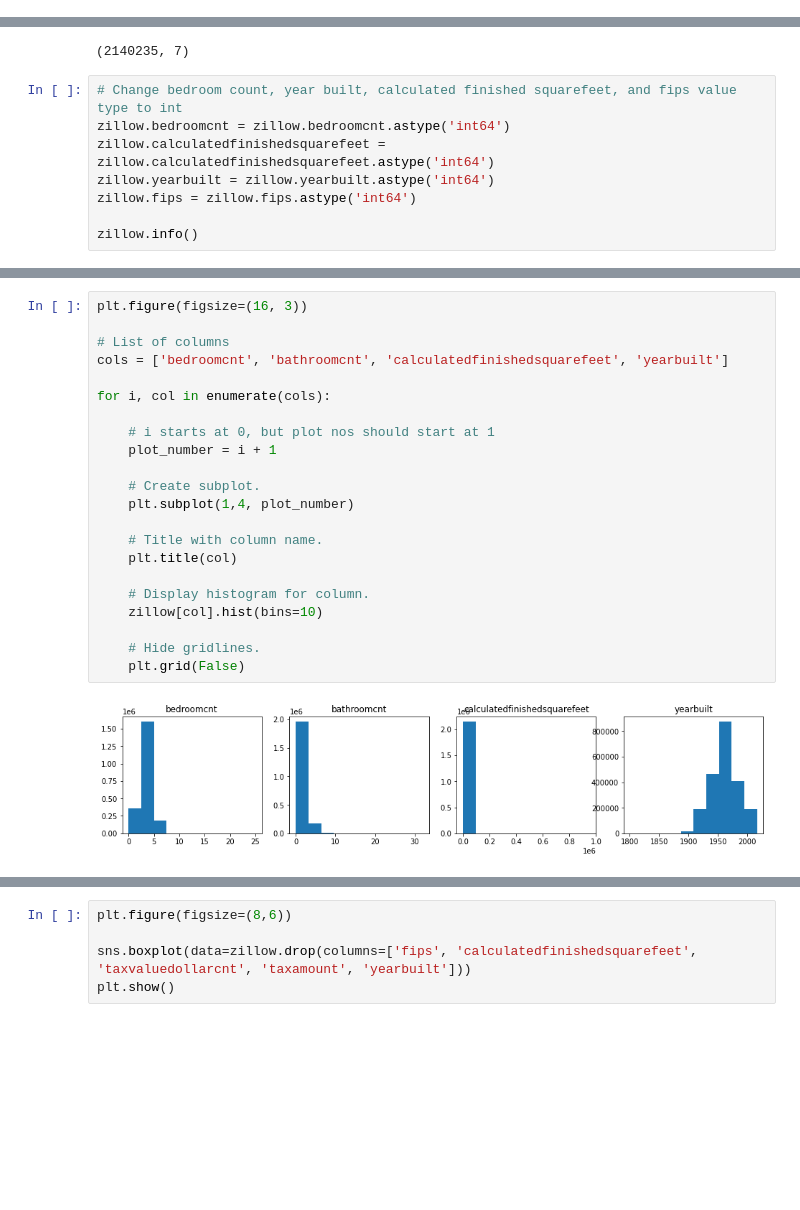
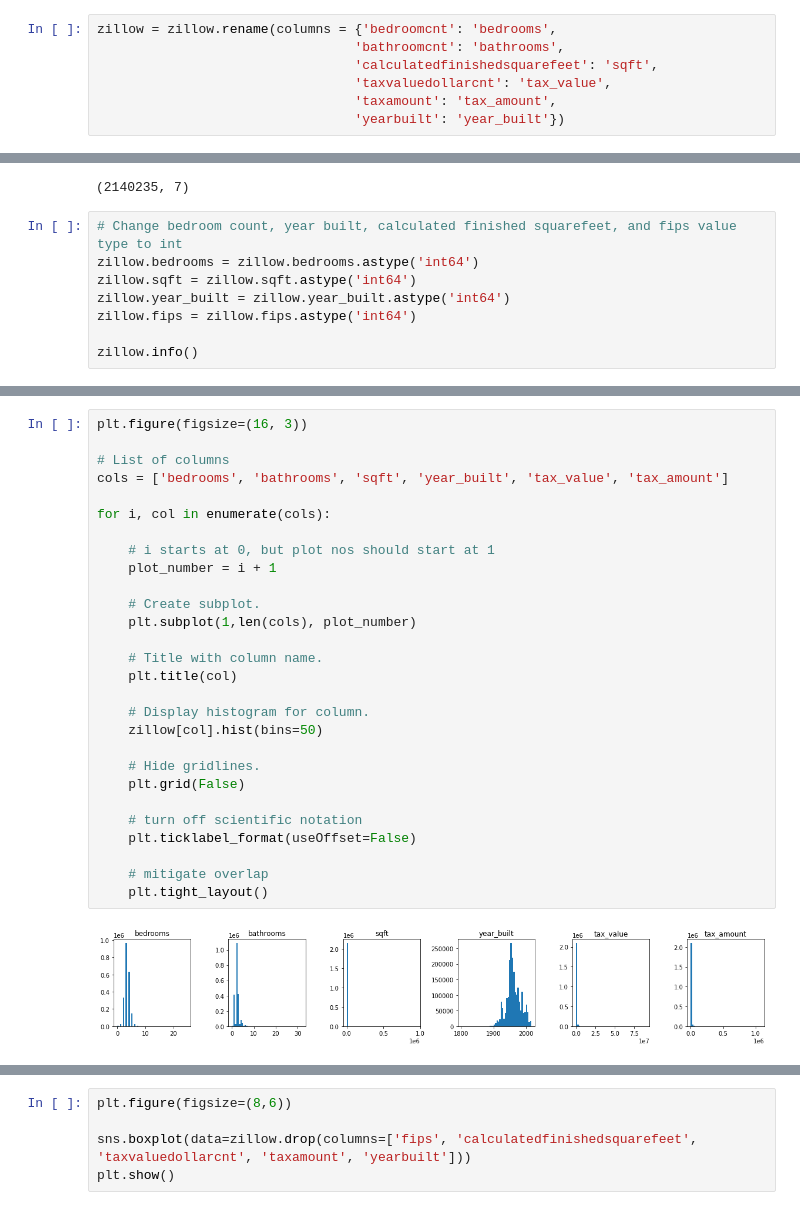
Before and after one commit to jeffakins/regression_exercises, a Jupyter notebook: wrangle.ipynb, the cells around one changed output, grey strips where cells are left out. Drawn from its saved outputs; the diff is of its cells as text; blank space fills up the shorter version.

Commit message:
Updates to removing outliers and scaling zillow data

```diff
--- a/wrangle.ipynb
+++ b/wrangle.ipynb
@@ -46,6 +60,13 @@ zillow.shape
 zillow.value_counts().sum()
 # %% [output]
 2140235
+# %%
+zillow = zillow.rename(columns = {'bedroomcnt': 'bedrooms',
+                                 'bathroomcnt': 'bathrooms',
+                                 'calculatedfinishedsquarefeet': 'sqft',
+                                 'taxvaluedollarcnt': 'tax_value',
+                                 'taxamount': 'tax_amount',
+                                 'yearbuilt': 'year_built'})
 # %%
 zillow.describe().T
 # %% [output]
@@ -130,9 +187,9 @@ zillow.shape
 (2140235, 7)
 # %%
 # Change bedroom count, year built, calculated finished squarefeet, and fips value type to int
-zillow.bedroomcnt = zillow.bedroomcnt.astype('int64')
-zillow.calculatedfinishedsquarefeet = zillow.calculatedfinishedsquarefeet.astype('int64')
-zillow.yearbuilt = zillow.yearbuilt.astype('int64')
+zillow.bedrooms = zillow.bedrooms.astype('int64')
+zillow.sqft = zillow.sqft.astype('int64')
+zillow.year_built = zillow.year_built.astype('int64')
 zillow.fips = zillow.fips.astype('int64')
 
 zillow.info()
@@ -154,24 +269,30 @@ memory usage: 130.6 MB
 # %%
 plt.figure(figsize=(16, 3))
 
 # List of columns
-cols = ['bedroomcnt', 'bathroomcnt', 'calculatedfinishedsquarefeet', 'yearbuilt']
+cols = ['bedrooms', 'bathrooms', 'sqft', 'year_built', 'tax_value', 'tax_amount']
 
 for i, col in enumerate(cols):
 
     # i starts at 0, but plot nos should start at 1
     plot_number = i + 1
 
     # Create subplot.
-    plt.subplot(1,4, plot_number)
+    plt.subplot(1,len(cols), plot_number)
 
     # Title with column name.
     plt.title(col)
 
     # Display histogram for column.
-    zillow[col].hist(bins=10)
+    zillow[col].hist(bins=50)
 
     # Hide gridlines.
     plt.grid(False)
+
+    # turn off scientific notation
+    plt.ticklabel_format(useOffset=False)
+
+    # mitigate overlap
+    plt.tight_layout()
 # %% [output]
-[figure, old version]
+[figure, new version]
```
Also changed, not shown: parts of 40 cells of this notebook.
